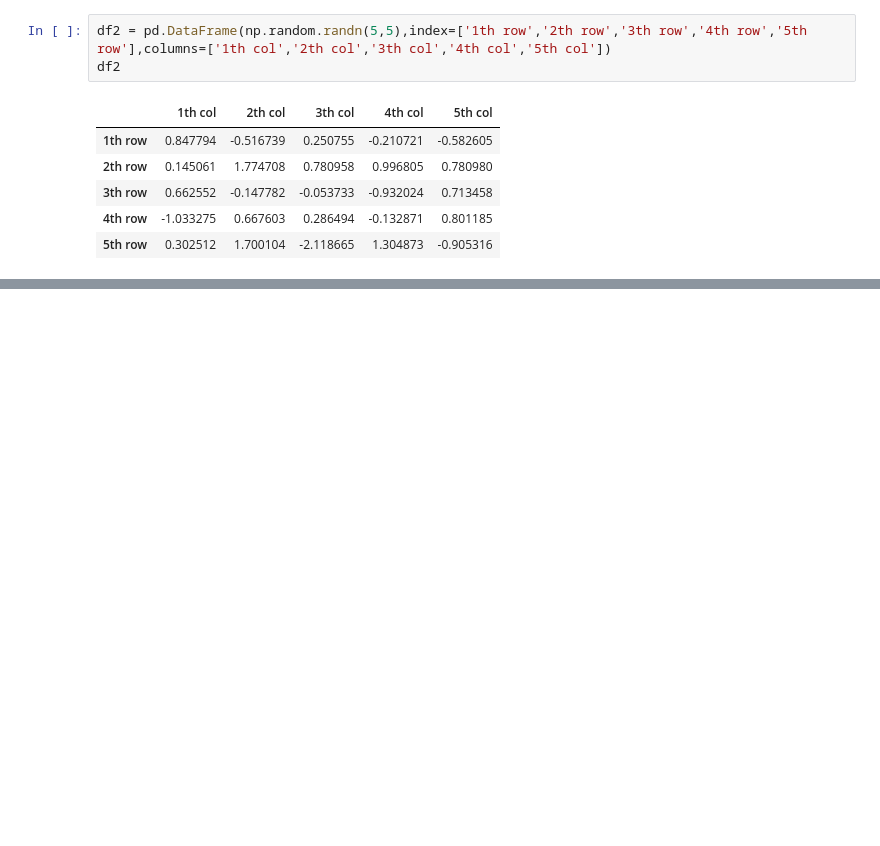
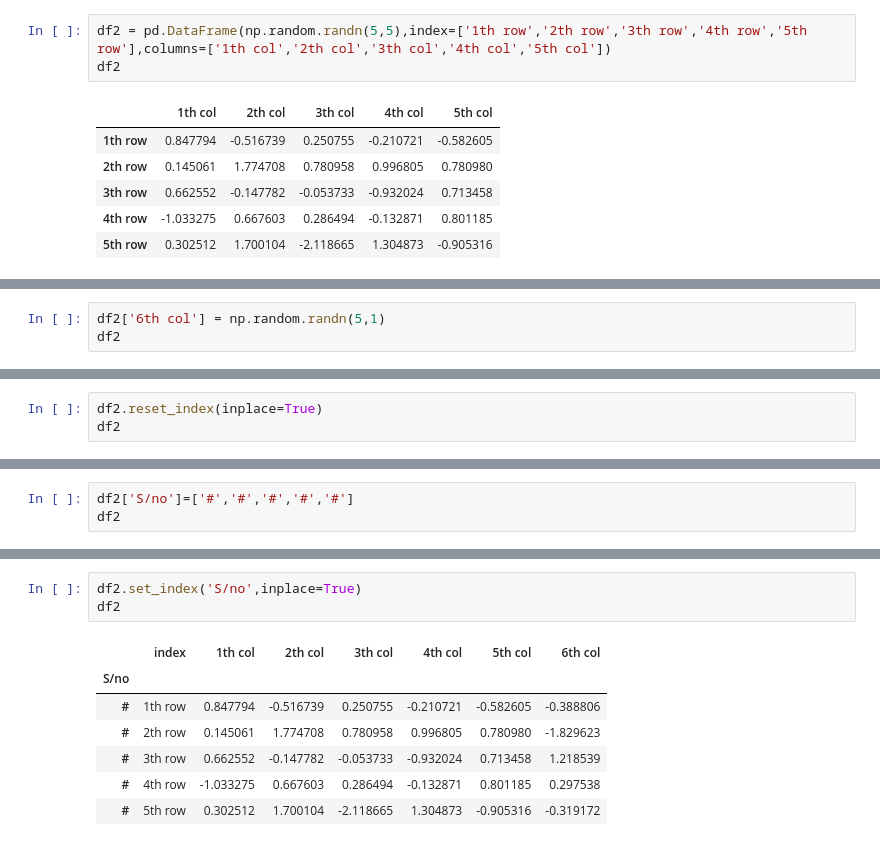
Before and after one commit to imsanthoshr/Python-for-ML, a Jupyter notebook: Pandas-Basics.ipynb, the cells around one changed output, grey strips where cells are left out. Drawn from its saved outputs; the diff is of its cells as text; blank space fills up the shorter version.

```diff
--- a/Pandas-Basics.ipynb
+++ b/Pandas-Basics.ipynb
@@ -89,0 +125,3 @@ df2
+# %%
+df2['6th col'] = np.random.randn(5,1)
+df2
@@ -89,0 +171,3 @@ df2
+# %%
+df2.reset_index(inplace=True)
+df2
@@ -89,0 +190,3 @@ df2
+# %%
+df2['S/no']=['#','#','#','#','#']
+df2
@@ -89,0 +200,11 @@ df2
+# %%
+df2.set_index('S/no',inplace=True)
+df2
+# %% [output]
+|  | index | 1th col | 2th col | 3th col | 4th col | 5th col | 6th col |
+| S/no |  |  |  |  |  |  |  |
+| # | 1th row | 0.847794 | -0.516739 | 0.250755 | -0.210721 | -0.582605 | -0.388806 |
+| # | 2th row | 0.145061 | 1.774708 | 0.780958 | 0.996805 | 0.780980 | -1.829623 |
+| # | 3th row | 0.662552 | -0.147782 | -0.053733 | -0.932024 | 0.713458 | 1.218539 |
+| # | 4th row | -1.033275 | 0.667603 | 0.286494 | -0.132871 | 0.801185 | 0.297538 |
+| # | 5th row | 0.302512 | 1.700104 | -2.118665 | 1.304873 | -0.905316 | -0.319172 |
```
Also changed, not shown: parts of 20 cells of this notebook.
